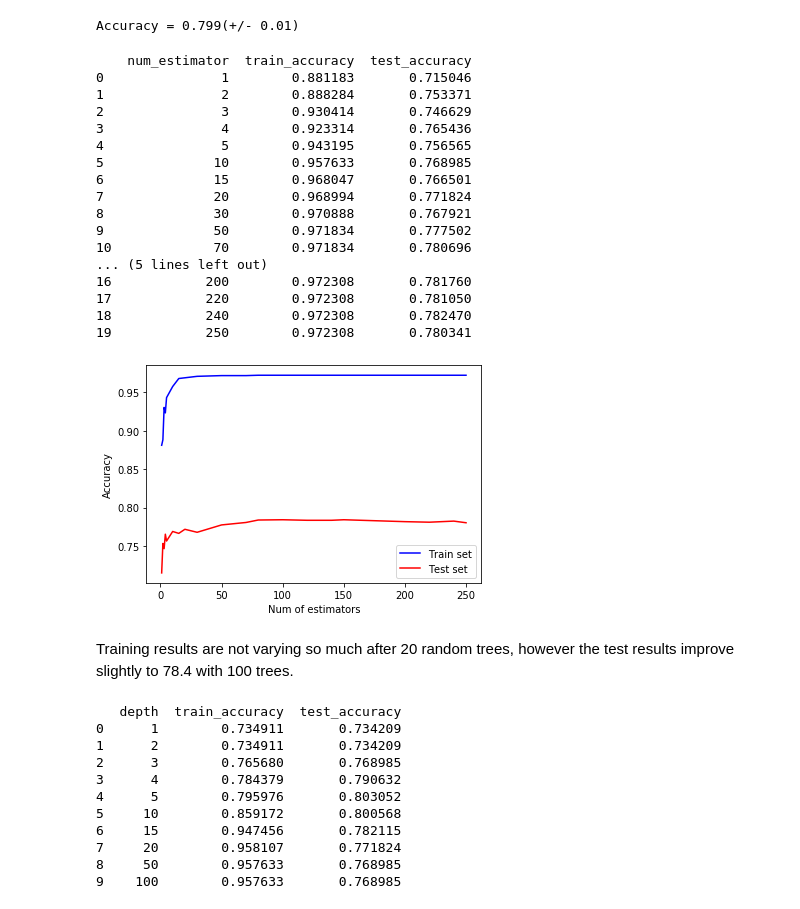
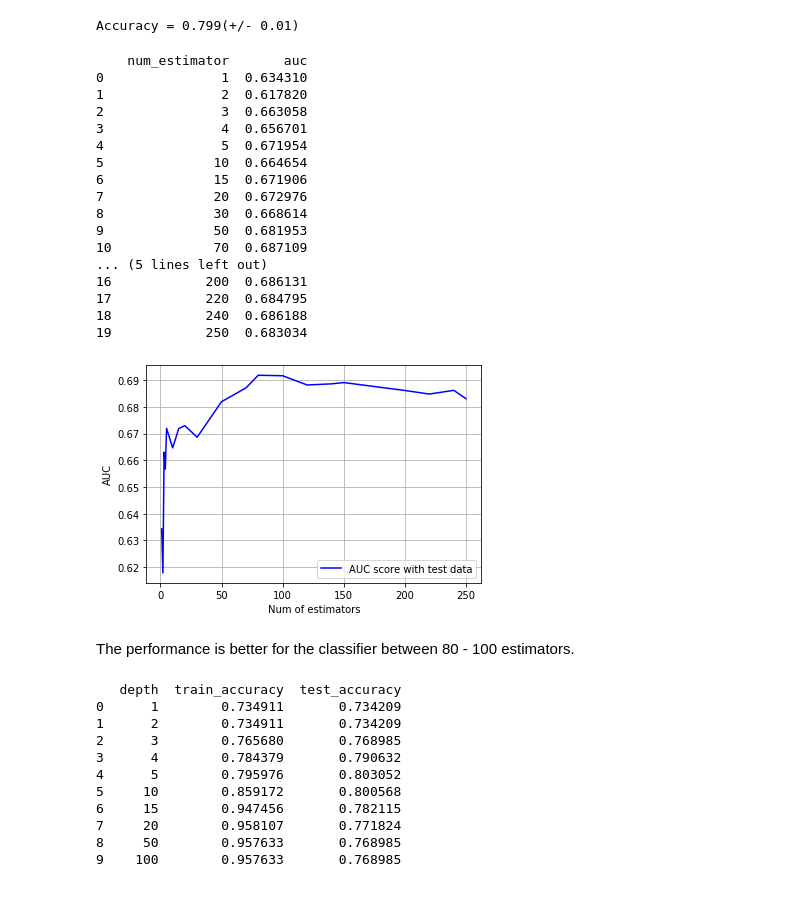
Before and after one commit to KanduriR/Kaggle-Telco-Customer-Churn, a Jupyter notebook: Telcom Churn - Modelling.ipynb, the cells around one changed output. Saved outputs shown, nothing was run; the diff lists cells and outputs as text; code cells hidden in the pictures.

```diff
--- a/Telcom Churn - Modelling.ipynb
+++ b/Telcom Churn - Modelling.ipynb
@@ -356,47 +355,47 @@ Accuracy = 0.799(+/- 0.01)
 # %%
 #hypertuning random forest based on no of estimators
 #from IPython.display import display
+# no of trees can change the overall performance of the model. So lets use auc score
+from sklearn.metrics import roc_auc_score
 
 X_train, X_test, y_train, y_test = train_test_split(X, Y , test_size=0.4, random_state = 42)
 estimators_list = [1,2,3,4,5,10,15,20,30,50,70,80,100,120, 140,150,200, 220, 240, 250 ]
-train_results = []
-test_results = []
+auc_score = []
 
 for estimator in estimators_list:
     model = RandomForestClassifier(n_estimators=estimator, random_state=42)
     model.fit(X_train,y_train)
-    train_results.append(model.score(X_train, y_train))
-    test_results.append(model.score(X_test, y_test))
+    auc_score.append(roc_auc_score(y_test, model.predict(X_test)))
 
-print(DataFrame({'num_estimator':estimators_list, 'train_accuracy':train_results, 'test_accuracy':test_results}))
+print(DataFrame({'num_estimator':estimators_list, 'auc':auc_score}))
 # %% [output]
-    num_estimator  train_accuracy  test_accuracy
-0               1        0.881183       0.715046
-1               2        0.888284       0.753371
-2               3        0.930414       0.746629
-3               4        0.923314       0.765436
-4               5        0.943195       0.756565
-5              10        0.957633       0.768985
-6              15        0.968047       0.766501
-7              20        0.968994       0.771824
-8              30        0.970888       0.767921
-9              50        0.971834       0.777502
-10             70        0.971834       0.780696
+    num_estimator       auc
+0               1  0.634310
+1               2  0.617820
+2               3  0.663058
+3               4  0.656701
+4               5  0.671954
+5              10  0.664654
+6              15  0.671906
+7              20  0.672976
+8              30  0.668614
+9              50  0.681953
+10             70  0.687109
 ... (5 lines left out)
-16            200        0.972308       0.781760
-17            220        0.972308       0.781050
-18            240        0.972308       0.782470
-19            250        0.972308       0.780341
+16            200  0.686131
+17            220  0.684795
+18            240  0.686188
+19            250  0.683034
 # %%
-plt.plot(estimators_list, train_results, 'b', label='Train set')
-plt.plot(estimators_list, test_results, 'r', label = 'Test set')
+plt.plot(estimators_list, auc_score, 'b', label='AUC score with test data')
+plt.grid(b=True)
 plt.xlabel('Num of estimators')
-plt.ylabel('Accuracy')
+plt.ylabel('AUC')
 plt.legend()
 plt.show()
 # %% [output]
-[figure, old version]
+[figure, new version]
-# %% [markdown]
-Training results are not varying so much after 20 random trees, however the test results improve slightly to 78.4 with 100 trees.
+# %% [markdown]
+The performance is better for the classifier between 80 - 100 estimators.
 # %%
 #hypertuning depth of the rnd forest classifier
```
Also changed, not shown: parts of 15 cells of this notebook, 1 other file.
